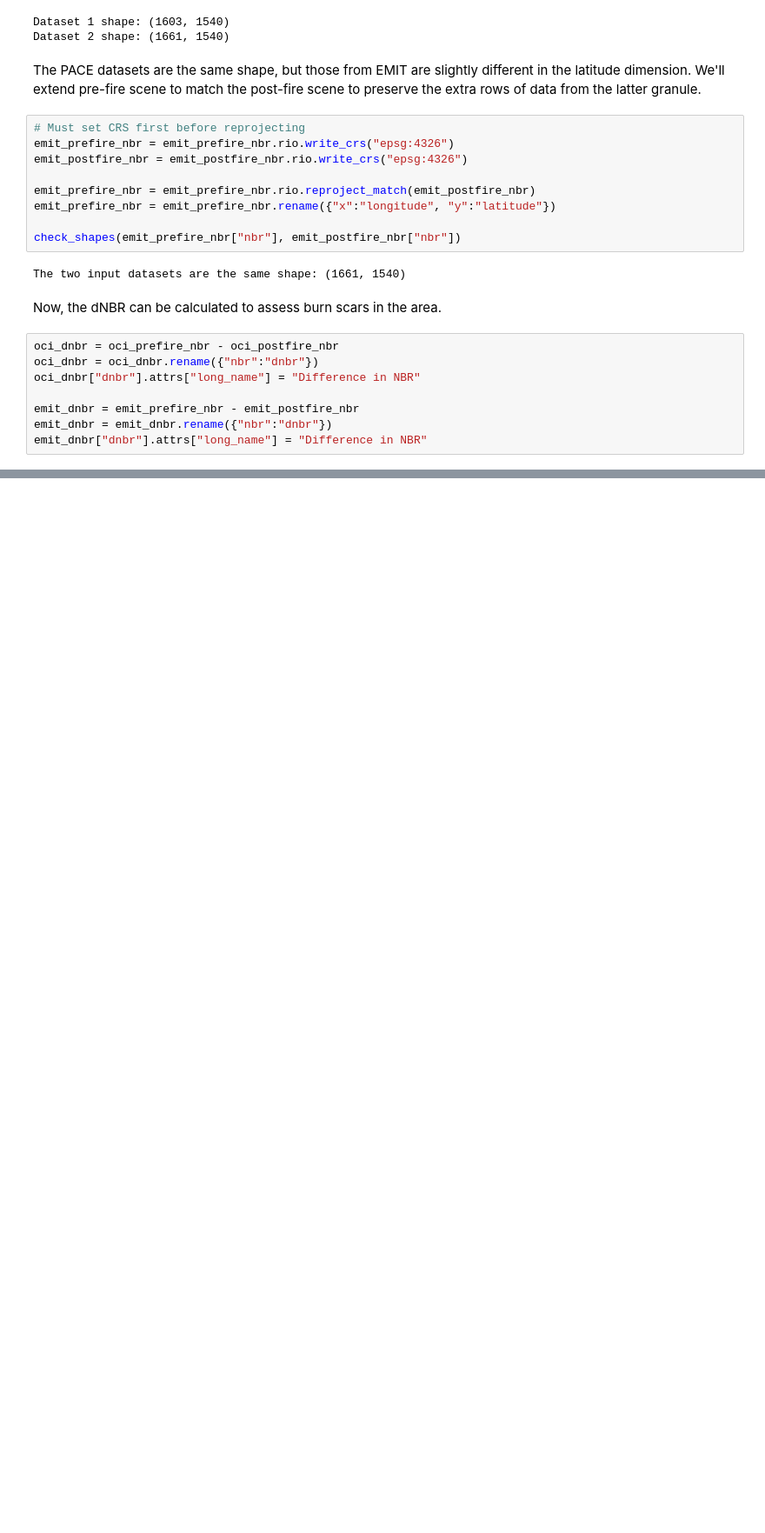
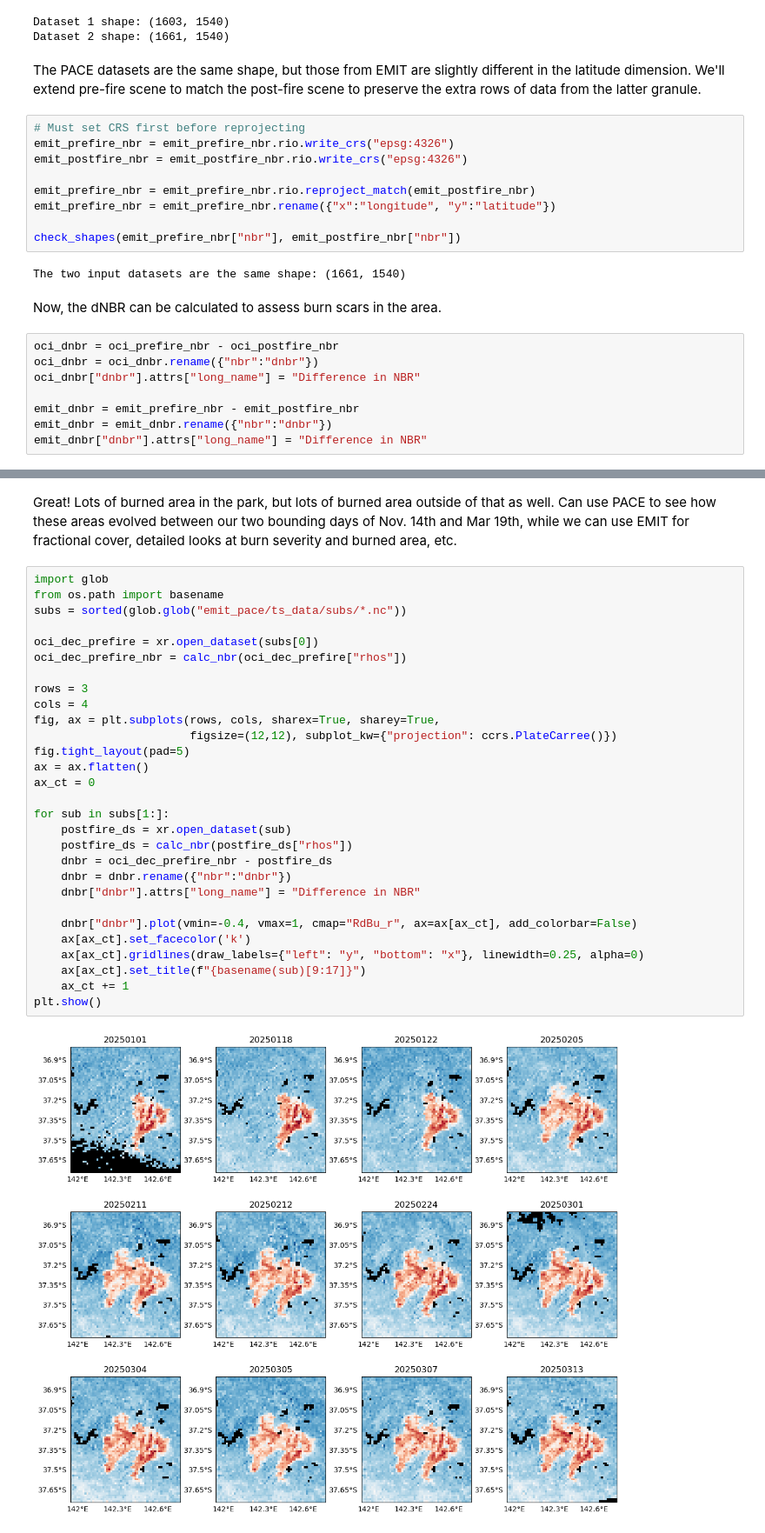
Before and after one commit to nasa/VITALS, a Jupyter notebook: python/emit_pace/03_NBR_with_PACE_EMIT.ipynb, the cells around one changed output, grey strips where cells are left out. Shown at 87% size. Saved outputs shown, nothing was run; the diff lists cells and outputs as text; blank space fills up the shorter version.

```diff
--- a/python/emit_pace/03_NBR_with_PACE_EMIT.ipynb
+++ b/python/emit_pace/03_NBR_with_PACE_EMIT.ipynb
@@ -173,0 +180,33 @@ plt.show()
+# %% [markdown]
+Great! Lots of burned area in the park, but lots of burned area outside of that as well. Can use PACE to see how these areas evolved between our two bounding days of Nov. 14th and Mar 19th, while we can use EMIT for fractional cover, detailed looks at burn severity and burned area, etc.
+# %%
+import glob
+from os.path import basename
+subs = sorted(glob.glob("emit_pace/ts_data/subs/*.nc"))
+
+oci_dec_prefire = xr.open_dataset(subs[0])
+oci_dec_prefire_nbr = calc_nbr(oci_dec_prefire["rhos"])
+
+rows = 3
+cols = 4
+fig, ax = plt.subplots(rows, cols, sharex=True, sharey=True,
+                       figsize=(12,12), subplot_kw={"projection": ccrs.PlateCarree()})
+fig.tight_layout(pad=5)
+ax = ax.flatten()
+ax_ct = 0
+
+for sub in subs[1:]:
+    postfire_ds = xr.open_dataset(sub)
+    postfire_ds = calc_nbr(postfire_ds["rhos"])
+    dnbr = oci_dec_prefire_nbr - postfire_ds
+    dnbr = dnbr.rename({"nbr":"dnbr"})
+    dnbr["dnbr"].attrs["long_name"] = "Difference in NBR"
+
+    dnbr["dnbr"].plot(vmin=-0.4, vmax=1, cmap="RdBu_r", ax=ax[ax_ct], add_colorbar=False)
+    ax[ax_ct].set_facecolor('k')
+    ax[ax_ct].gridlines(draw_labels={"left": "y", "bottom": "x"}, linewidth=0.25, alpha=0)
+    ax[ax_ct].set_title(f"{basename(sub)[9:17]}")
+    ax_ct += 1
+plt.show()
+# %% [output]
+[figure, added]
```
Also changed, not shown: parts of 11 cells of this notebook, 5 other files.
